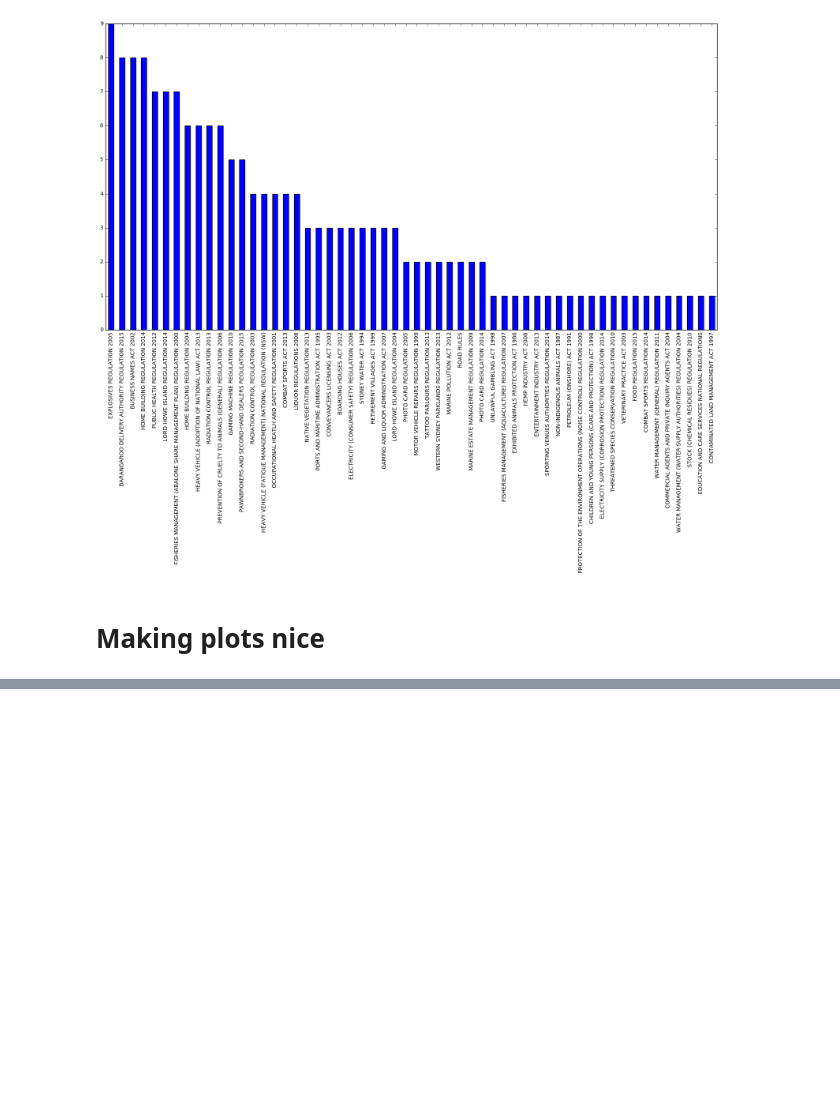
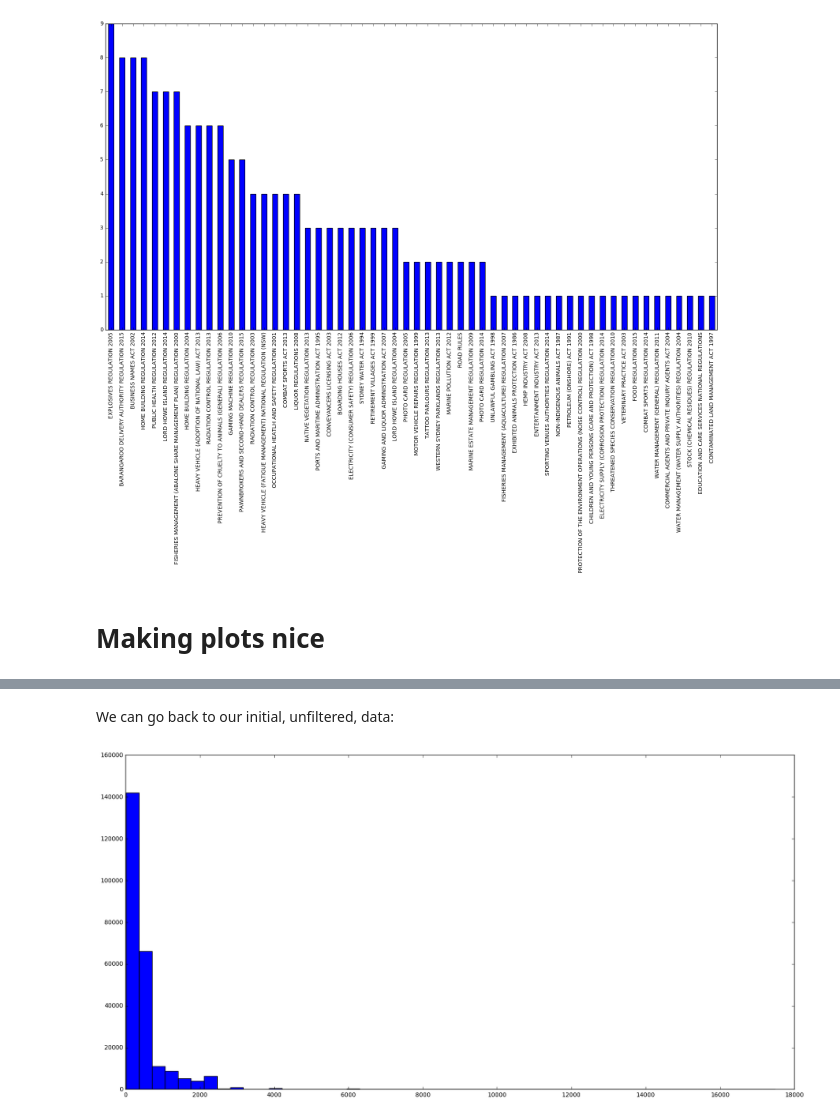
Before and after one commit to notionparallax/code1161base, a Jupyter notebook: week6/basic_pandas.ipynb, the cells around one changed output, grey strips where cells are left out. Cells and saved outputs as stored; diff of their text form; code cells hidden in the pictures; blank space fills up the shorter version.

```diff
--- a/week6/basic_pandas.ipynb
+++ b/week6/basic_pandas.ipynb
@@ -295,0 +342,7 @@ pdvc[pdvc < 10].plot(kind="bar")
+# %% [markdown]
+We can go back to our initial, unfiltered, data:
+# %%
+plt.hist(penalty_data["FACE_VALUE"], bins=50)
+plt.show()
+# %% [output]
+[figure, added]
```
Also changed, not shown: parts of 25 cells of this notebook.
